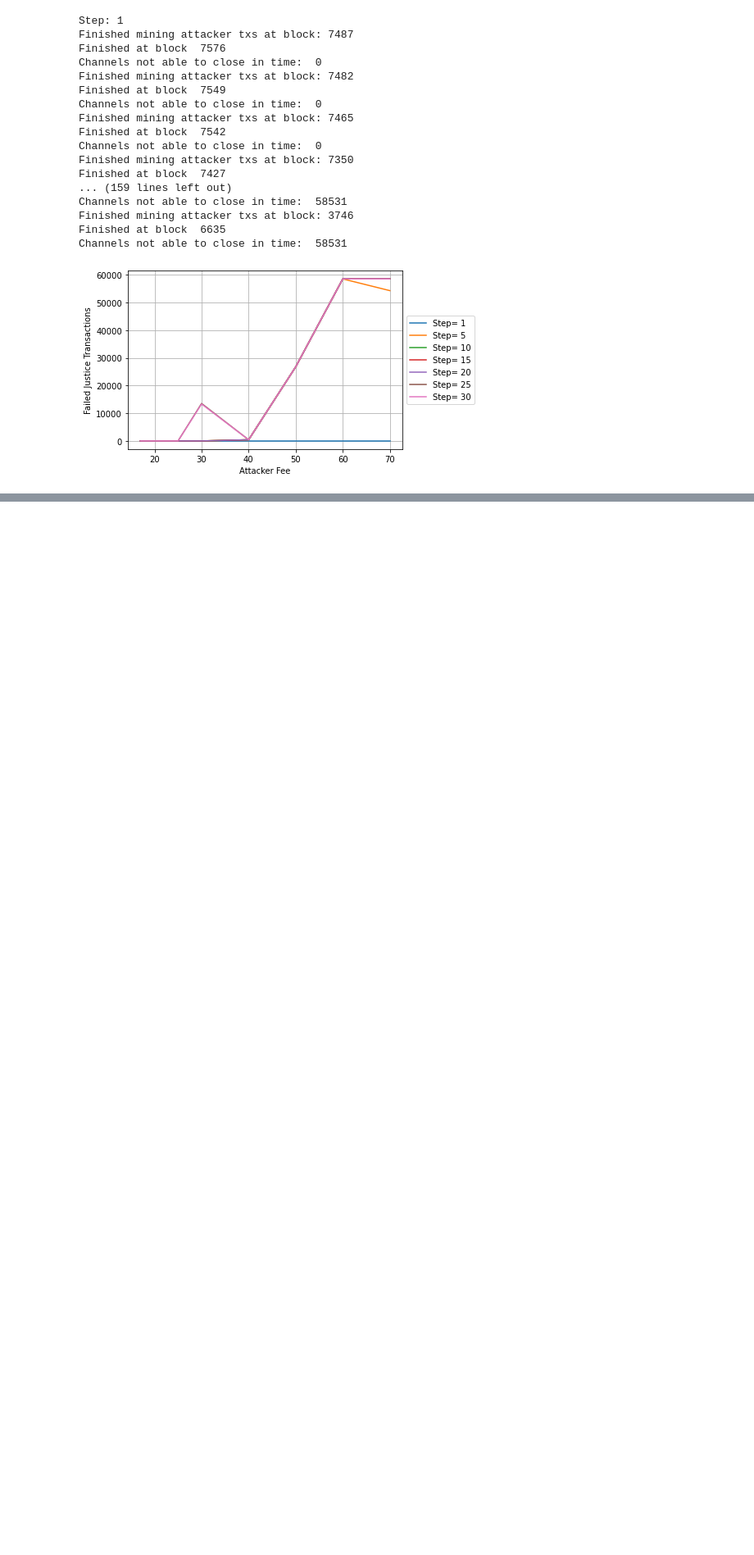
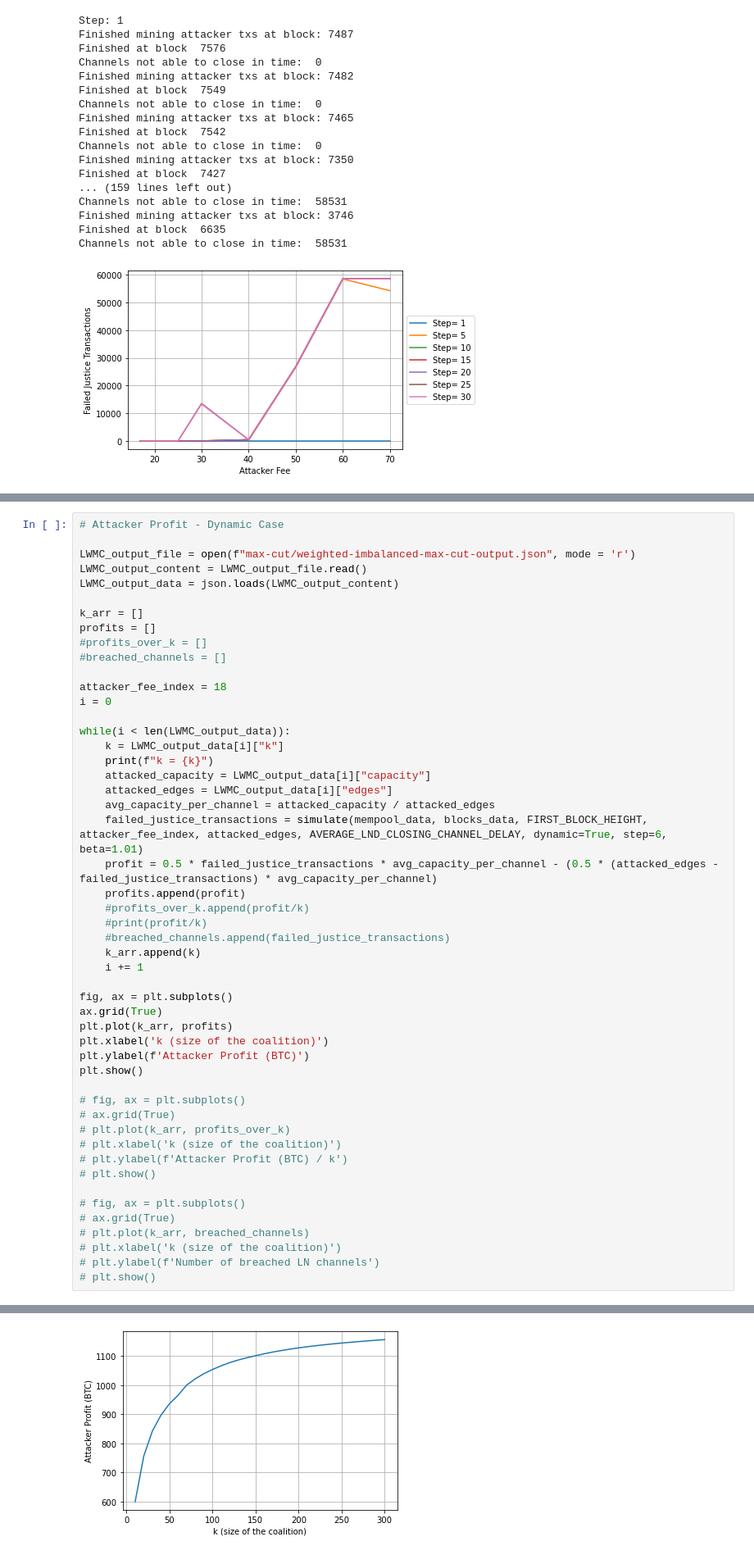
Before and after one commit to CosimoSguanci/Mass-Exit-Attacks-on-LN, a Jupyter notebook: MassDoubleSpendAttackSimulation.ipynb, the cells around one changed output, grey strips where cells are left out. Shown at 82% size. Saved outputs shown, nothing was run; the diff lists cells and outputs as text; blank space fills up the shorter version.

```diff
--- a/MassDoubleSpendAttackSimulation.ipynb
+++ b/MassDoubleSpendAttackSimulation.ipynb
@@ -621,0 +615,51 @@ Channels not able to close in time:  50022
+# %%
+# Attacker Profit - Dynamic Case
+
+LWMC_output_file = open(f"max-cut/weighted-imbalanced-max-cut-output.json", mode = 'r')
+LWMC_output_content = LWMC_output_file.read()
+LWMC_output_data = json.loads(LWMC_output_content)
+
+k_arr = []
+profits = []
+#profits_over_k = []
+#breached_channels = []
+
+attacker_fee_index = 18
+i = 0
+
+while(i < len(LWMC_output_data)):
+    k = LWMC_output_data[i]["k"]
+    print(f"k = {k}")
+    attacked_capacity = LWMC_output_data[i]["capacity"]
+    attacked_edges = LWMC_output_data[i]["edges"]
+    avg_capacity_per_channel = attacked_capacity / attacked_edges
+    failed_justice_transactions = simulate(mempool_data, blocks_data, FIRST_BLOCK_HEIGHT, attacker_fee_index, attacked_edges, AVERAGE_LND_CLOSING_CHANNEL_DELAY, dynamic=True, step=6, beta=1.01)
+    profit = 0.5 * failed_justice_transactions * avg_capacity_per_channel - (0.5 * (attacked_edges - failed_justice_transactions) * avg_capacity_per_channel)
+    profits.append(profit)
+    #profits_over_k.append(profit/k)
+    #print(profit/k)
+    #breached_channels.append(failed_justice_transactions)
+    k_arr.append(k)
+    i += 1
+
+fig, ax = plt.subplots()
+ax.grid(True)
+plt.plot(k_arr, profits)
+plt.xlabel('k (size of the coalition)')
+plt.ylabel(f'Attacker Profit (BTC)')
+plt.show()
+
+# fig, ax = plt.subplots()
+# ax.grid(True)
+# plt.plot(k_arr, profits_over_k)
+# plt.xlabel('k (size of the coalition)')
+# plt.ylabel(f'Attacker Profit (BTC) / k')
+# plt.show()
+
+# fig, ax = plt.subplots()
+# ax.grid(True)
+# plt.plot(k_arr, breached_channels)
+# plt.xlabel('k (size of the coalition)')
+# plt.ylabel(f'Number of breached LN channels')
+# plt.show()
+# %% [output]
@@ -621,0 +683 @@ Channels not able to close in time:  50022
+[figure, added]
```
Also changed, not shown: parts of 13 cells of this notebook.
